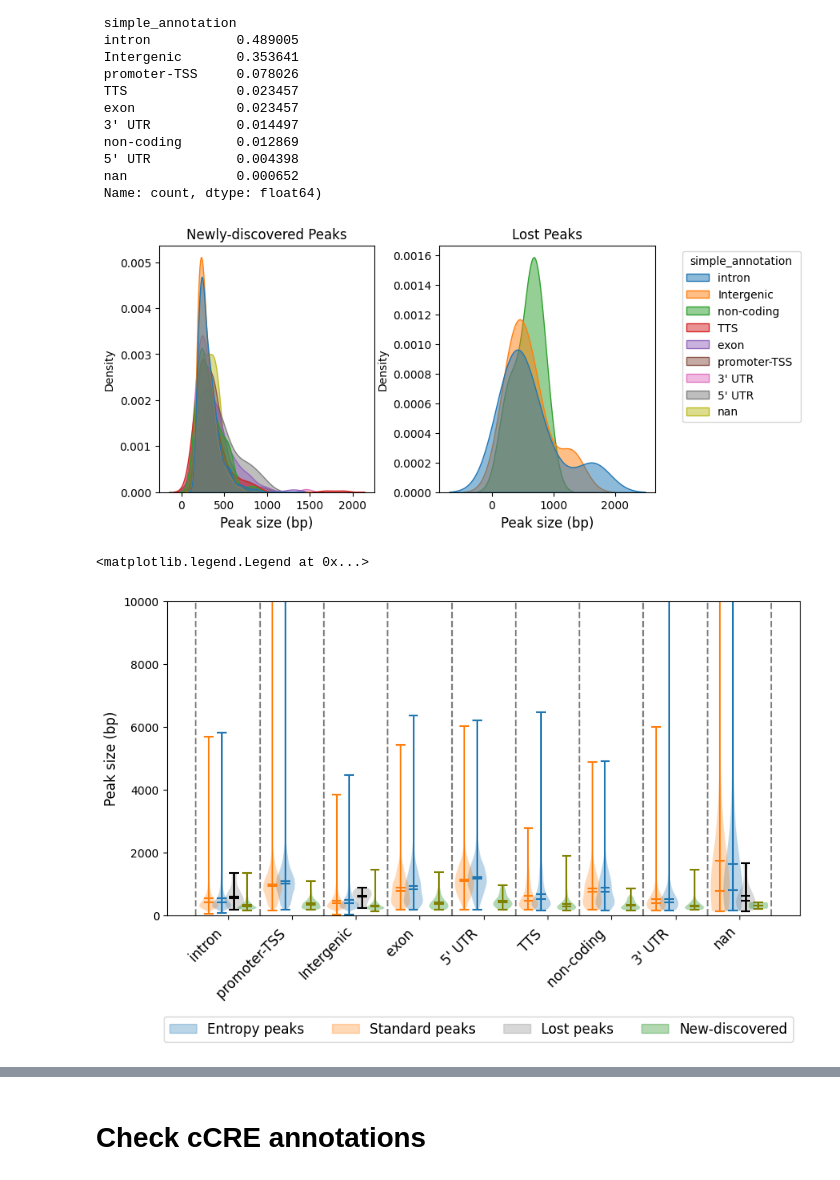
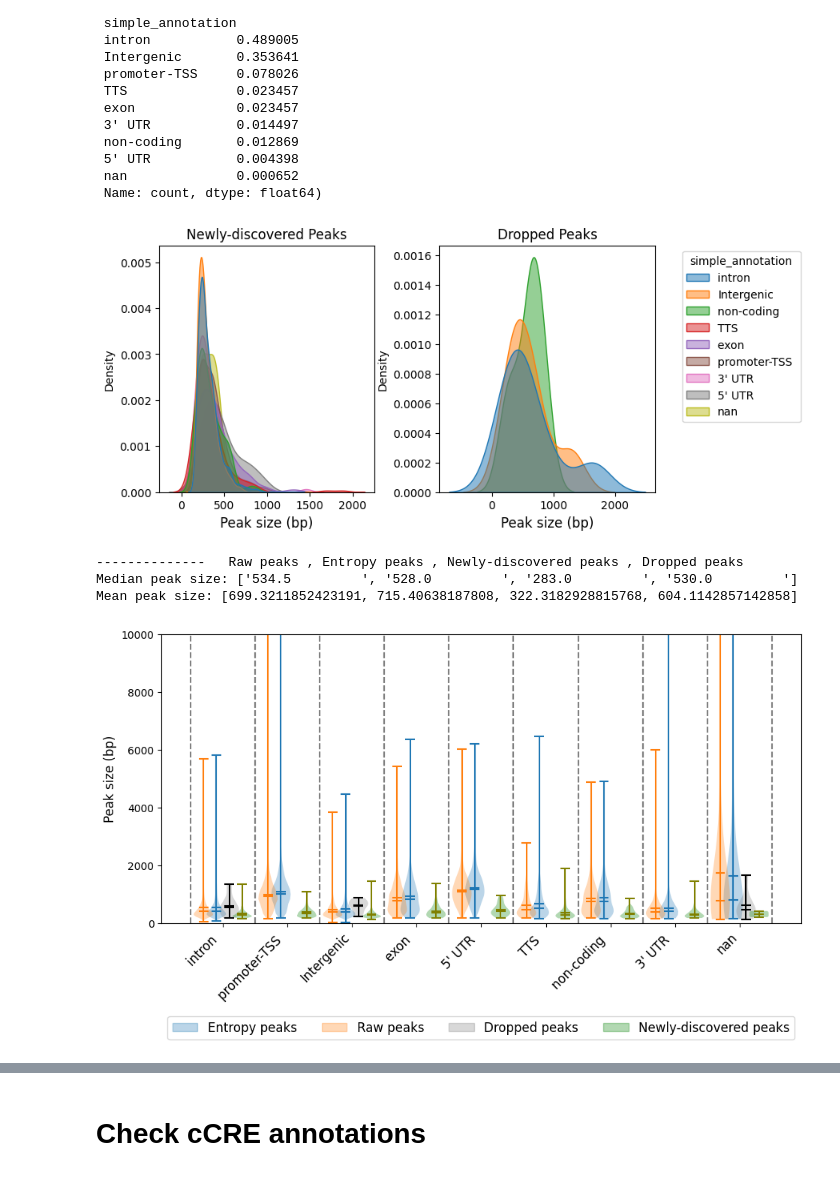
Before and after one commit to streetslab/SADE, a Jupyter notebook: EDA/benchmark_pbmc_compare_modality.ipynb, the cells around one changed output, grey strips where cells are left out. Cells and saved outputs as stored; diff of their text form; code cells hidden in the pictures.

```diff
--- a/EDA/benchmark_pbmc_compare_modality.ipynb
+++ b/EDA/benchmark_pbmc_compare_modality.ipynb
@@ -992,6 +245,8 @@ lost_peaks_freq / lost_peaks_freq.sum(), newly_discovered_peaks_freq / newly_dis
  nan              0.000652
  Name: count, dtype: float64)
 # %%
+color_map = {'intron ': 'blue', 'promoter-TSS ': 'orange', 'Intergenic': 'green', 'exon ': 'red',
+                "5' UTR ": 'purple', 'TTS ': 'brown', 'non-coding ': 'pink', "3' UTR ": 'slateblue', 'nan': 'grey'}
 fig, ax = plt.subplots(1, 2, figsize=(8, 4))
 
 sns.kdeplot(data=newly_discovered_peaks_annot, x='peak_size', hue='simple_annotation', fill=True, ax=ax[0],
@@ -1002,7 +257,7 @@ sns.kdeplot(data=lost_peaks_annot, x='peak_size', hue='simple_annotation', fill=
 ax[0].set_xlabel('Peak size (bp)', fontsize=12)
 ax[0].set_title('Newly-discovered Peaks', fontsize=12)
 ax[1].set_xlabel('Peak size (bp)', fontsize=12)
-ax[1].set_title('Lost Peaks', fontsize=12)
+ax[1].set_title('Dropped Peaks', fontsize=12)
 
 
 ax[1].legend_.remove()
@@ -1010,4 +265,4 @@ sns.move_legend(ax[0], "upper right", bbox_to_anchor=(3, 1))
 
 fig.subplots_adjust(wspace=0.3)
 # %% [output]
-[figure, old version]
+[figure, new version]
@@ -1041,4 +269,7 @@ for i, group_data in enumerate(entropy_peak_data):
 # %%
+from matplotlib.pylab import size
+
+
 position_map = {'intron ': 0, 'promoter-TSS ': 1, 'Intergenic': 2, 'exon ': 3,
                 "5' UTR ": 4, 'TTS ': 5, 'non-coding ': 6, "3' UTR ": 7, 'nan': 8}
 
@@ -1054,7 +285,7 @@ x_positions = range(len(position_map))
 width = 0.3  # the width of the bars
 labels = []
 
-fig, ax = plt.subplots( figsize=(10, 5))
+fig, ax = plt.subplots( figsize=(11, 5))
 
 standard_type = peaks_annot['simple_annotation'].unique()
 entropy_type = entropy_peaks_annot['simple_annotation'].unique()
@@ -1080,7 +311,7 @@ add_label(v2, 'Entropy peaks')
 v1 = ax.violinplot( standard_peak_size,
               positions=[position_map[genome_type] - 0.3 for genome_type in standard_type], widths=width, vert=True,
               showmedians=True, showmeans=True,)
-add_label(v1, 'Standard peaks')
+add_label(v1, 'Raw peaks')
 
 
 v3 = ax.violinplot( lost_peak_size,
@@ -1089,34 +320,44 @@ v3 = ax.violinplot( lost_peak_size,
 # change color
 for body in v3['bodies']:
     body.set_facecolor( 'grey'   )
 for partname in ('cbars','cmins','cmaxes','cmeans','cmedians'):
     v3[partname].set_edgecolor('black')
-add_label(v3, 'Lost peaks')
+add_label(v3, 'Dropped peaks')
 
 
 v4 =ax.violinplot( newly_discovered_peak_size,
               positions=[position_map[genome_type] + 0.3 for genome_type in newly_discovered_type], widths=width, vert=True,
               showmedians=True, showmeans=True,)
 # change color
 for body in v4['bodies']:
     body.set_facecolor('green')
 for partname in ('cbars','cmins','cmaxes','cmeans','cmedians'):
     v4[partname].set_edgecolor('olive')
 
-add_label(v4, 'New-discovered')
+add_label(v4, 'Newly-discovered peaks')
 
 
 ## Add vertical line to separate each group
 for x in x_positions:
     ax.vlines(x + 0.5 , ymin=0, ymax=20000, colors='grey', linestyles='--')
     ax.vlines(x - 0.5 , ymin=0, ymax=20000, colors='grey', linestyles='--')
 
 
 ax.set_xticks(x_positions)
 ax.set_xticklabels([position_map_reversed[i] for i in x_positions], rotation=45, ha='right', fontsize=12)
 ax.set_ylim(0, 10000)
 ax.set_ylabel('Peak size (bp)', fontsize=12)
 plt.legend(*zip(*labels), loc='upper right', bbox_to_anchor=(1., -0.3), ncol=4, fontsize=12)
+
+median_peak_size = [np.median(peaks_annot['peak_size']), np.median(entropy_peaks_annot['peak_size']),
+                    np.median(newly_discovered_peaks_annot['peak_size']), np.median(lost_peaks_annot['peak_size'])]
+mean_peak_size = [np.mean(peaks_annot['peak_size']), np.mean(entropy_peaks_annot['peak_size']),
+                    np.mean(newly_discovered_peaks_annot['peak_size']), np.mean(lost_peaks_annot['peak_size'])]
+print(f'-------------- \t Raw peaks , Entropy peaks , Newly-discovered peaks , Dropped peaks')
+print(f'Median peak size: {[str(size) + "         " for size in median_peak_size]}') # show with 4 decimal places
+print(f'Mean peak size: {mean_peak_size}')
 # %% [output]
-<matplotlib.legend.Legend at 0x...>
+--------------   Raw peaks , Entropy peaks , Newly-discovered peaks , Dropped peaks
+Median peak size: ['534.5         ', '528.0         ', '283.0         ', '530.0         ']
+Mean peak size: [699.3211852423191, 715.40638187808, 322.3182928815768, 604.1142857142858]
-[figure, old version]
+[figure, new version]
```
Also changed, not shown: parts of 58 cells of this notebook, 1 other file.
